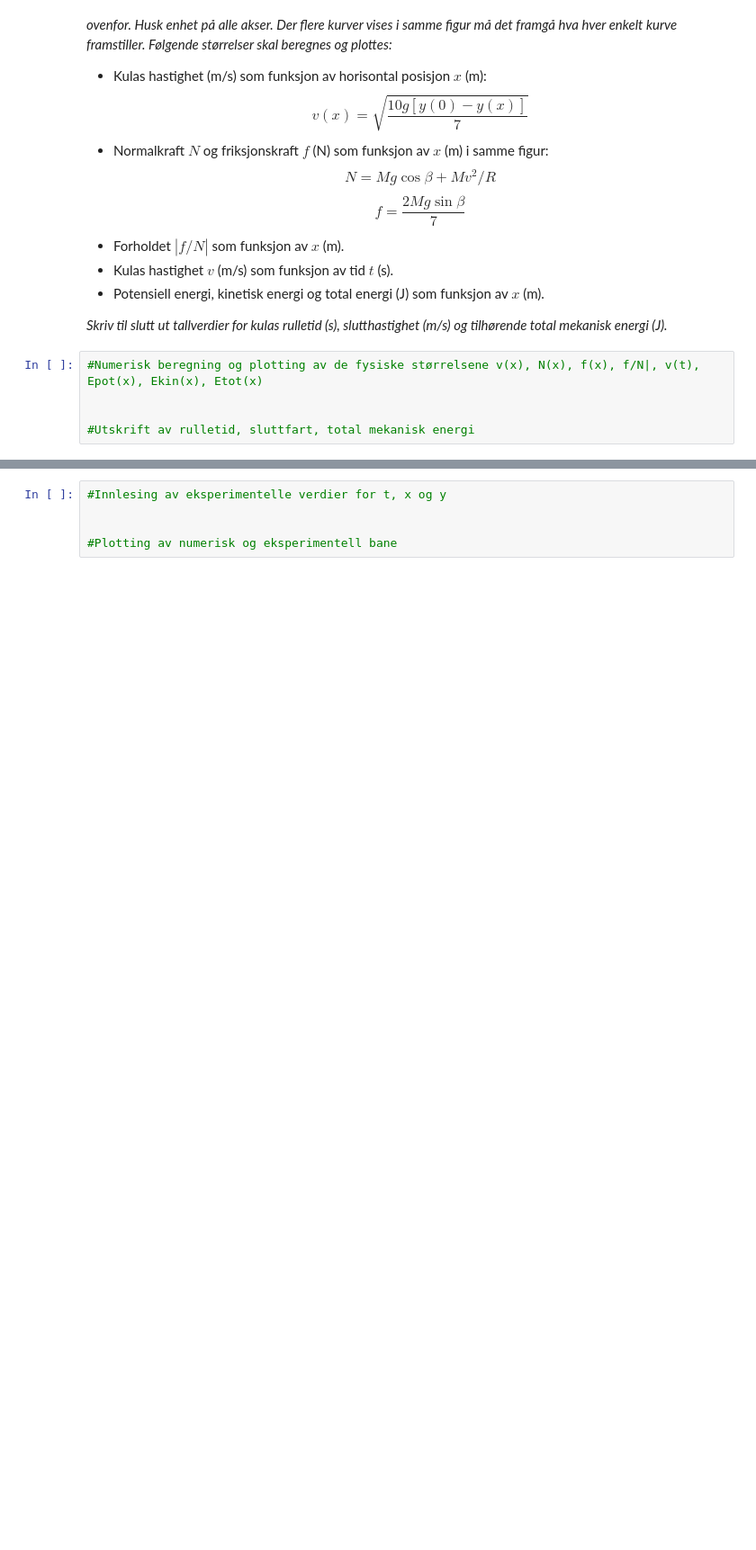
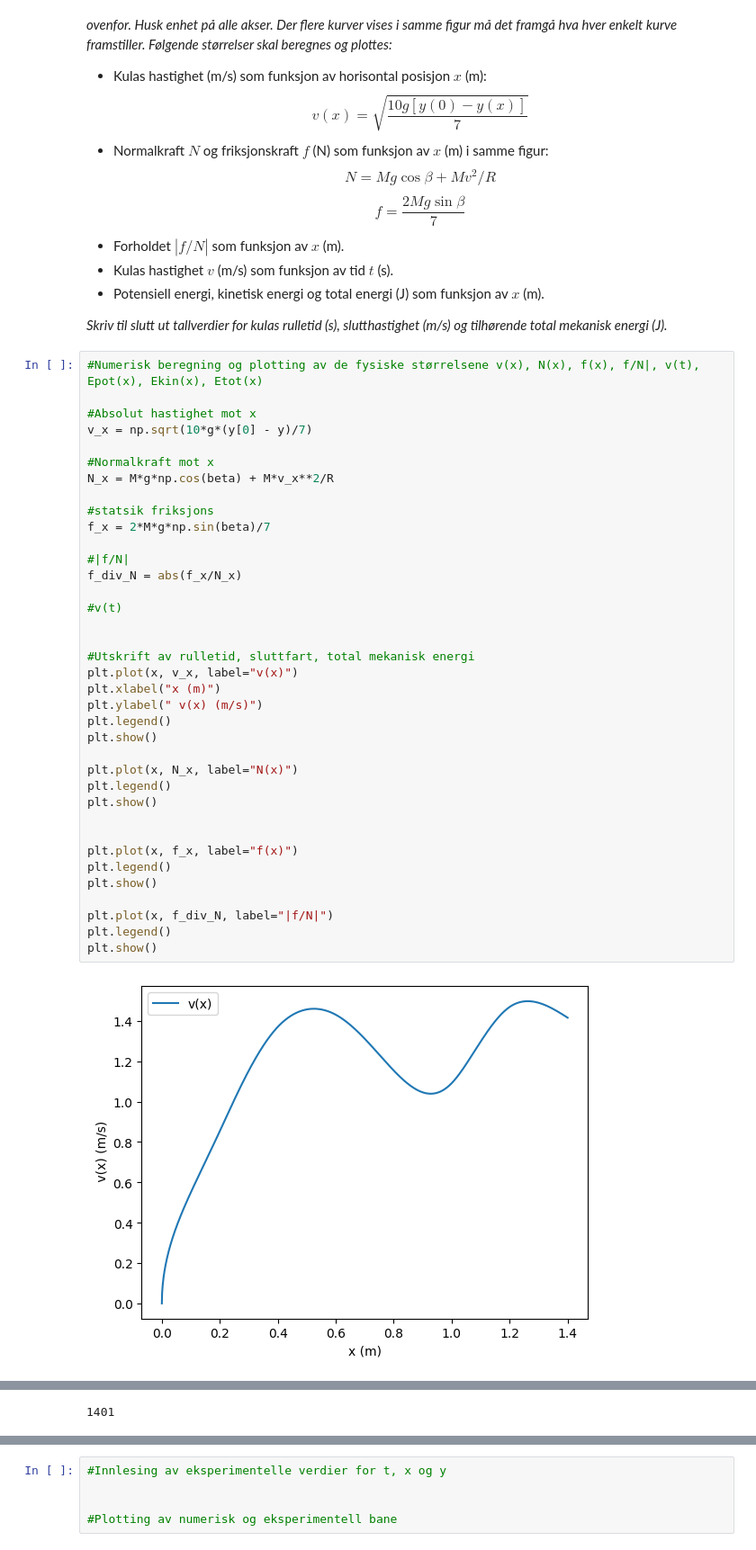
Before and after one commit to SverreNystad/physics-lab, a Jupyter notebook: mal_V24.ipynb, the cells around one changed output, grey strips where cells are left out. Shown at 90% size. Saved outputs shown, nothing was run; the diff lists cells and outputs as text; blank space fills up the shorter version.

```diff
--- a/mal_V24.ipynb
+++ b/mal_V24.ipynb
@@ -177,8 +177,42 @@ $$f = \frac{2Mg\sin\beta}{7}$$
 * Potensiell energi, kinetisk energi og total energi (J) som funksjon av $x$ (m). <br>
 
 *Skriv til slutt ut tallverdier for kulas rulletid (s), slutthastighet (m/s) og tilhørende total mekanisk energi (J).*
-# %%
-#Numerisk beregning og plotting av de fysiske størrelsene v(x), N(x), f(x), f/N|, v(t), Epot(x), Ekin(x), Etot(x)
-
-
-#Utskrift av rulletid, sluttfart, total mekanisk energi
+# %%
+#Numerisk beregning og plotting av de fysiske størrelsene v(x), N(x), f(x), f/N|, v(t), Epot(x), Ekin(x), Etot(x)
+
+#Absolut hastighet mot x
+v_x = np.sqrt(10*g*(y[0] - y)/7)
+
+#Normalkraft mot x
+N_x = M*g*np.cos(beta) + M*v_x**2/R
+
+#statsik friksjons
+f_x = 2*M*g*np.sin(beta)/7
+
+#|f/N|
+f_div_N = abs(f_x/N_x)
+
+#v(t)
+
+
+#Utskrift av rulletid, sluttfart, total mekanisk energi
+plt.plot(x, v_x, label="v(x)")
+plt.xlabel("x (m)")
+plt.ylabel(" v(x) (m/s)")
+plt.legend()
+plt.show()
+
+plt.plot(x, N_x, label="N(x)")
+plt.legend()
+plt.show()
+
+
+plt.plot(x, f_x, label="f(x)")
+plt.legend()
+plt.show()
+
+plt.plot(x, f_div_N, label="|f/N|")
+plt.legend()
+plt.show()
+# %% [output]
+[figure, added]
@@ -185,3 +222,4 @@ $$f = \frac{2Mg\sin\beta}{7}$$
+1401
 # %% [markdown]
 ## Numerisk vs eksperimentell bane
 
```
Also changed, not shown: parts of 2 cells of this notebook.
